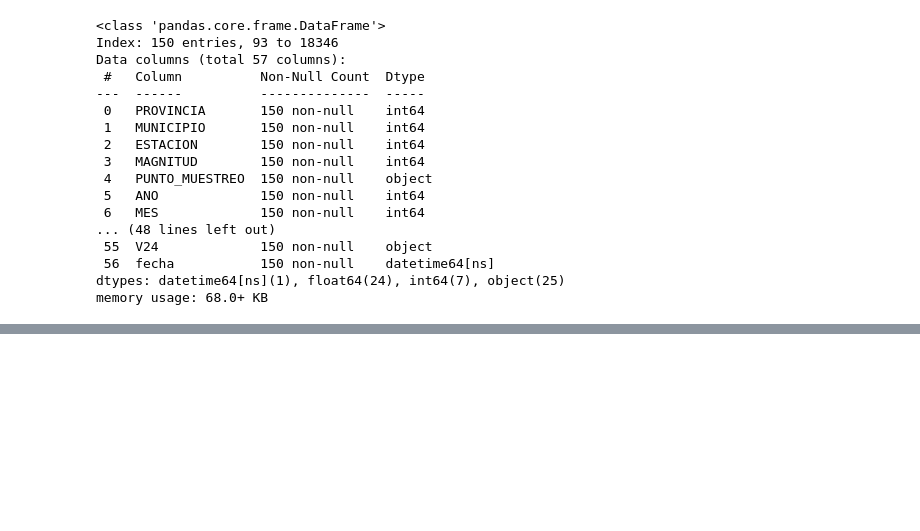
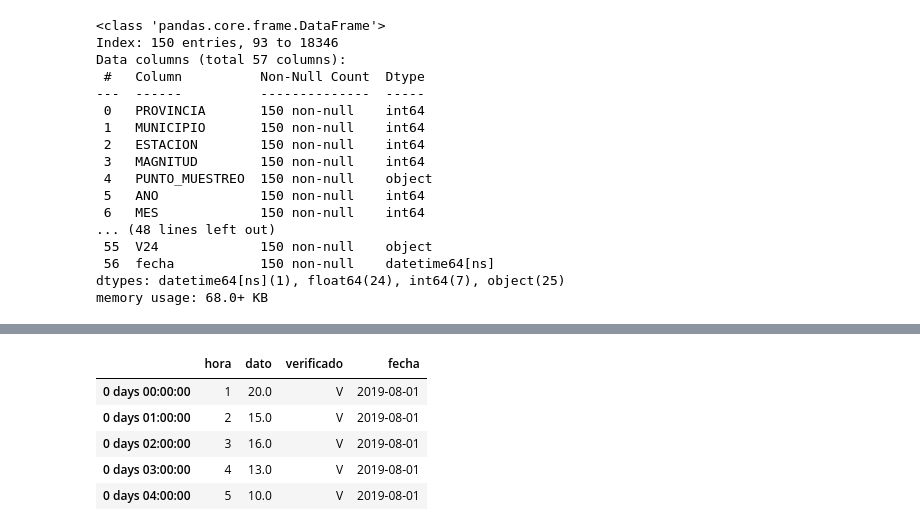
Before and after one commit to Enriquepardo/Fase-2, a Jupyter notebook: Fase_2(Q).ipynb, the cells around one changed output, grey strips where cells are left out. Saved outputs shown, nothing was run; the diff lists cells and outputs as text; code cells hidden in the pictures; blank space fills up the shorter version.

```diff
--- a/Fase_2(Q).ipynb
+++ b/Fase_2(Q).ipynb
@@ -164,0 +169,13 @@ data = data.astype({'hora': 'int32'}, copy=False)
+# %%
+#  Ordenamos los datos por orden cronológico
+data = data.sort_values(['fecha','hora'])
+n_periods = len(data)
+data.index = pd.timedelta_range(start='0 days', periods=n_periods, freq='H')
+data.head()
+# %% [output]
+|  | hora | dato | verificado | fecha |
+| 0 days 00:00:00 | 1 | 20.0 | V | 2019-08-01 |
+| 0 days 01:00:00 | 2 | 15.0 | V | 2019-08-01 |
+| 0 days 02:00:00 | 3 | 16.0 | V | 2019-08-01 |
+| 0 days 03:00:00 | 4 | 13.0 | V | 2019-08-01 |
+| 0 days 04:00:00 | 5 | 10.0 | V | 2019-08-01 |
```
Also changed, not shown: parts of 11 cells of this notebook.
